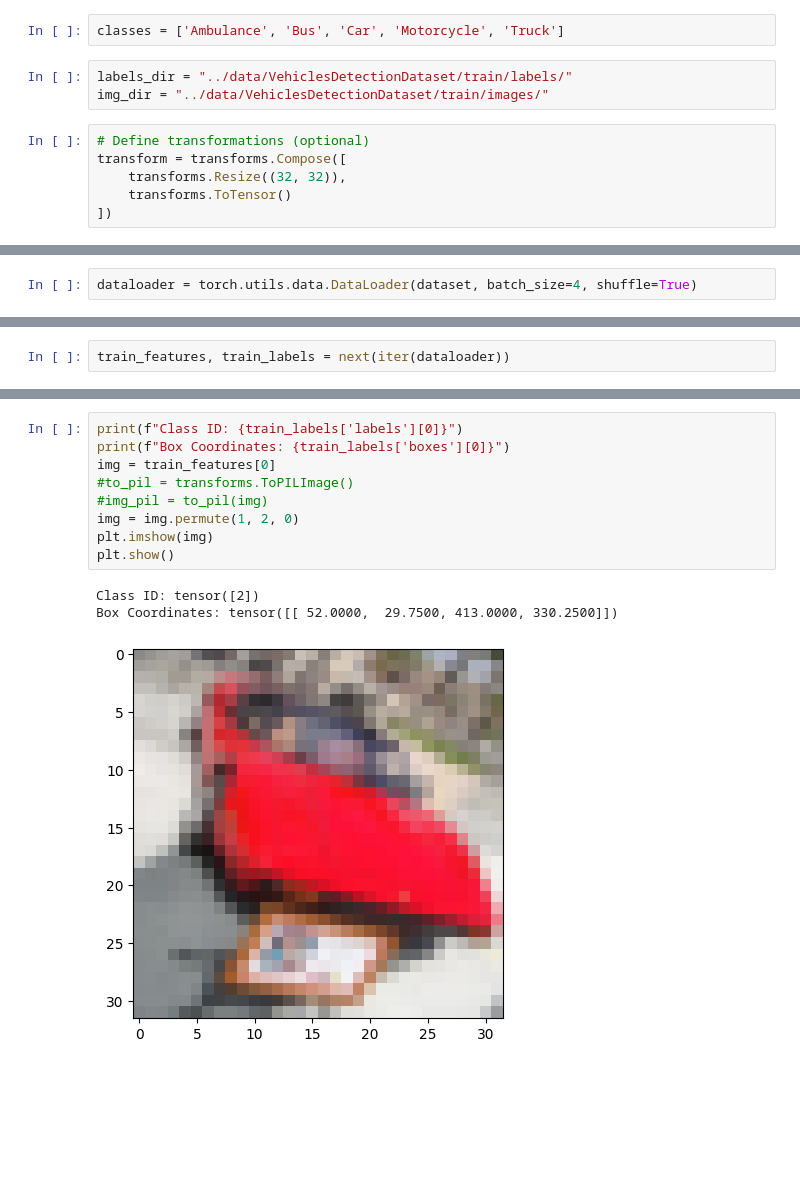
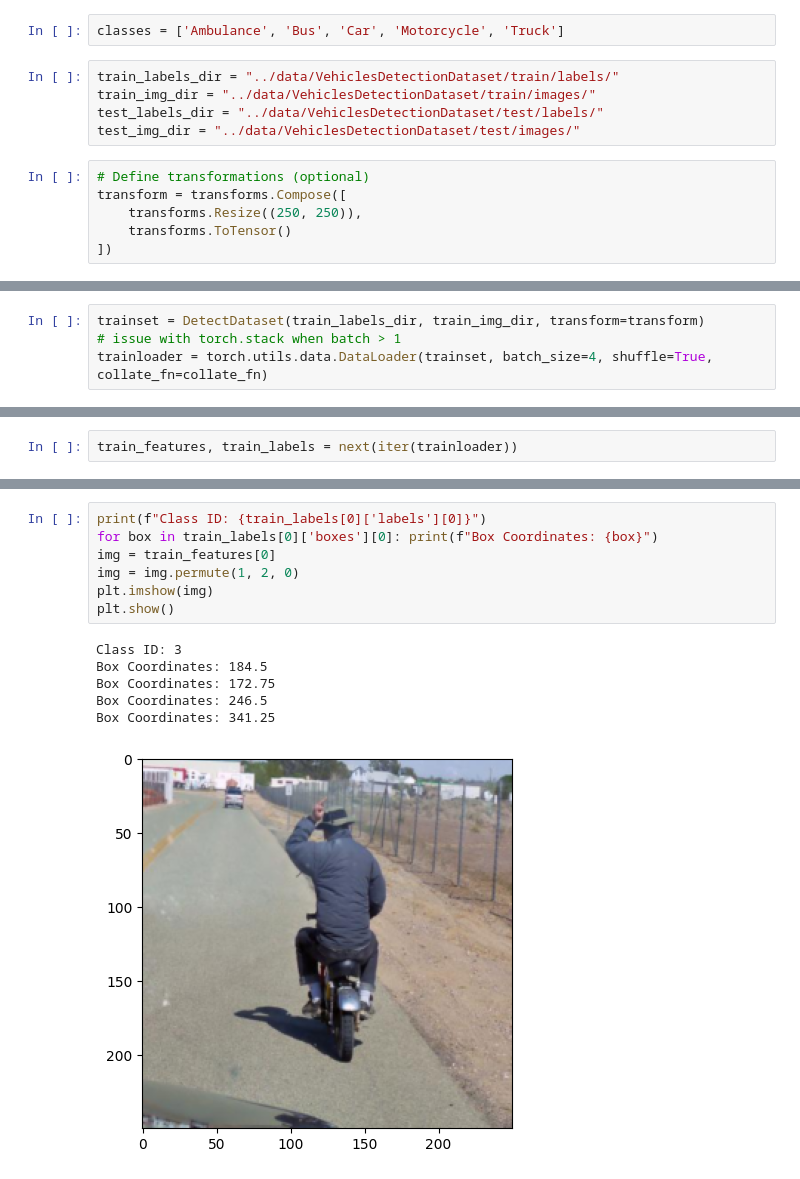
Before and after one commit to amaraljt/carvision, a Jupyter notebook: notebooks/test.ipynb, the cells around one changed output, grey strips where cells are left out. Cells and saved outputs as stored; diff of their text form; blank space fills up the shorter version.

Commit message:
collate_fn to fix batch tensor stacking

```diff
--- a/notebooks/test.ipynb
+++ b/notebooks/test.ipynb
@@ -69,11 +82,13 @@ class DetectDataset(Dataset):
 # %%
 classes = ['Ambulance', 'Bus', 'Car', 'Motorcycle', 'Truck']
 # %%
-labels_dir = "../data/VehiclesDetectionDataset/train/labels/"
-img_dir = "../data/VehiclesDetectionDataset/train/images/"
+train_labels_dir = "../data/VehiclesDetectionDataset/train/labels/"
+train_img_dir = "../data/VehiclesDetectionDataset/train/images/"
+test_labels_dir = "../data/VehiclesDetectionDataset/test/labels/"
+test_img_dir = "../data/VehiclesDetectionDataset/test/images/"
 # %%
 # Define transformations (optional)
 transform = transforms.Compose([
-    transforms.Resize((32, 32)),
+    transforms.Resize((250, 250)),
     transforms.ToTensor()
 ])
@@ -82,2 +95,4 @@ dataset = DetectDataset(labels_dir, img_dir, transform=transform)
 # %%
-dataloader = torch.utils.data.DataLoader(dataset, batch_size=4, shuffle=True)
+trainset = DetectDataset(train_labels_dir, train_img_dir, transform=transform)
+# issue with torch.stack when batch > 1
+trainloader = torch.utils.data.DataLoader(trainset, batch_size=4, shuffle=True, collate_fn=collate_fn)
@@ -84,2 +103,2 @@ dataloader = torch.utils.data.DataLoader(dataset, batch_size=4, shuffle=True)
 # %%
-train_features, train_labels = next(iter(dataloader))
+train_features, train_labels = next(iter(trainloader))
@@ -88,13 +120,14 @@ RuntimeError: stack expects each tensor to be equal size, but got [1, 4] at entr
 # %%
-print(f"Class ID: {train_labels['labels'][0]}")
-print(f"Box Coordinates: {train_labels['boxes'][0]}")
+print(f"Class ID: {train_labels[0]['labels'][0]}")
+for box in train_labels[0]['boxes'][0]: print(f"Box Coordinates: {box}")
 img = train_features[0]
-#to_pil = transforms.ToPILImage()
-#img_pil = to_pil(img)
 img = img.permute(1, 2, 0)
 plt.imshow(img)
 plt.show()
 # %% [output]
-Class ID: tensor([2])
-Box Coordinates: tensor([[ 52.0000,  29.7500, 413.0000, 330.2500]])
+Class ID: 3
+Box Coordinates: 184.5
+Box Coordinates: 172.75
+Box Coordinates: 246.5
+Box Coordinates: 341.25
-[figure, old version]
+[figure, new version]
```
Also changed, not shown: parts of 7 cells of this notebook.
